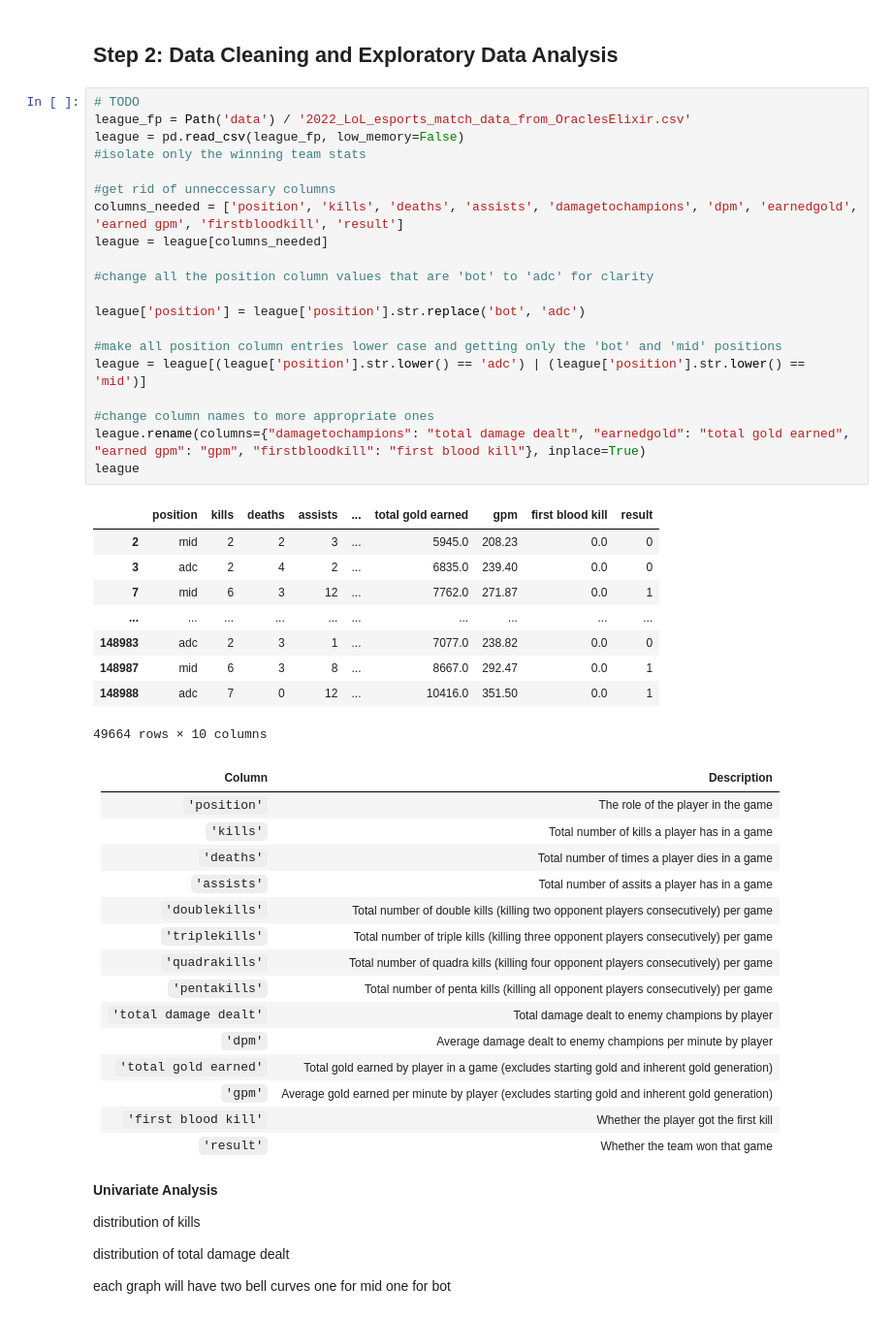
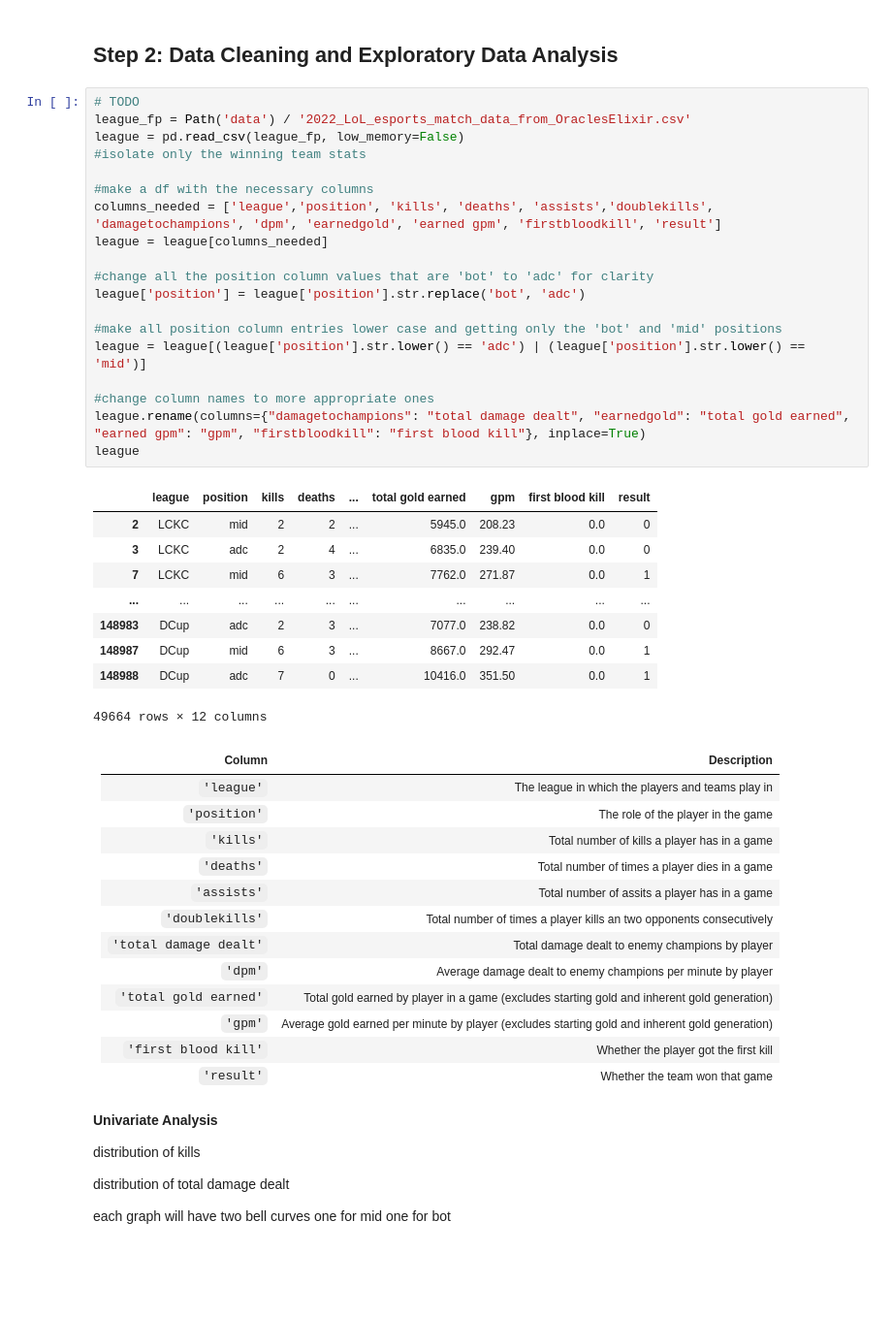
Before and after one commit to skvillamin/league-predictions, a Jupyter notebook: template.ipynb, the cells around one changed output. Shown: that part at 97% size. Drawn from its saved outputs; the diff is of its cells as text; blank space fills up the shorter version.

```diff
--- a/template.ipynb
+++ b/template.ipynb
@@ -32,44 +32,41 @@ Things to consider:
 # %%
 # TODO
 league_fp = Path('data') / '2022_LoL_esports_match_data_from_OraclesElixir.csv'
 league = pd.read_csv(league_fp, low_memory=False)
 #isolate only the winning team stats
 
-#get rid of unneccessary columns
-columns_needed = ['position', 'kills', 'deaths', 'assists', 'damagetochampions', 'dpm', 'earnedgold', 'earned gpm', 'firstbloodkill', 'result']
+#make a df with the necessary columns
+columns_needed = ['league','position', 'kills', 'deaths', 'assists','doublekills', 'damagetochampions', 'dpm', 'earnedgold', 'earned gpm', 'firstbloodkill', 'result']
 league = league[columns_needed]
 
 #change all the position column values that are 'bot' to 'adc' for clarity
-
 league['position'] = league['position'].str.replace('bot', 'adc')
 
 #make all position column entries lower case and getting only the 'bot' and 'mid' positions
 league = league[(league['position'].str.lower() == 'adc') | (league['position'].str.lower() == 'mid')]
 
 #change column names to more appropriate ones
 league.rename(columns={"damagetochampions": "total damage dealt", "earnedgold": "total gold earned", "earned gpm": "gpm", "firstbloodkill": "first blood kill"}, inplace=True)
 league
 # %% [output]
-|  | position | kills | deaths | assists | ... | total gold earned | gpm | first blood kill | result |
-| 2 | mid | 2 | 2 | 3 | ... | 5945.0 | 208.23 | 0.0 | 0 |
-| 3 | adc | 2 | 4 | 2 | ... | 6835.0 | 239.40 | 0.0 | 0 |
-| 7 | mid | 6 | 3 | 12 | ... | 7762.0 | 271.87 | 0.0 | 1 |
+|  | league | position | kills | deaths | ... | total gold earned | gpm | first blood kill | result |
+| 2 | LCKC | mid | 2 | 2 | ... | 5945.0 | 208.23 | 0.0 | 0 |
+| 3 | LCKC | adc | 2 | 4 | ... | 6835.0 | 239.40 | 0.0 | 0 |
+| 7 | LCKC | mid | 6 | 3 | ... | 7762.0 | 271.87 | 0.0 | 1 |
 | ... | ... | ... | ... | ... | ... | ... | ... | ... | ... |
-| 148983 | adc | 2 | 3 | 1 | ... | 7077.0 | 238.82 | 0.0 | 0 |
-| 148987 | mid | 6 | 3 | 8 | ... | 8667.0 | 292.47 | 0.0 | 1 |
-| 148988 | adc | 7 | 0 | 12 | ... | 10416.0 | 351.50 | 0.0 | 1 |
+| 148983 | DCup | adc | 2 | 3 | ... | 7077.0 | 238.82 | 0.0 | 0 |
+| 148987 | DCup | mid | 6 | 3 | ... | 8667.0 | 292.47 | 0.0 | 1 |
+| 148988 | DCup | adc | 7 | 0 | ... | 10416.0 | 351.50 | 0.0 | 1 |
-49664 rows × 10 columns
+49664 rows × 12 columns
 # %% [markdown]
 | Column | Description|
 | --- | --- |
+| `'league'` | The league in which the players and teams play in |
 | `'position'` | The role of the player in the game |
 | `'kills'` | Total number of kills a player has in a game |
 | `'deaths'` | Total number of times a player dies in a game |
 | `'assists'` | Total number of assits a player has in a game |
-| `'doublekills'` | Total number of double kills (killing two opponent players consecutively) per game |
-| `'triplekills'` | Total number of triple kills (killing three opponent players consecutively) per game |
-| `'quadrakills'` | Total number of quadra kills (killing four opponent players consecutively) per game |
-| `'pentakills'` | Total number of penta kills (killing all opponent players consecutively) per game |
+| `'doublekills'` | Total number of times a player kills an two opponents consecutively |
 | `'total damage dealt'` | Total damage dealt to enemy champions by player|
 | `'dpm'` | Average damage dealt to enemy champions per minute by player|
 | `'total gold earned'` | Total gold earned by player in a game (excludes starting gold and inherent gold generation) |
```
Also changed, not shown: parts of 8 cells of this notebook.
